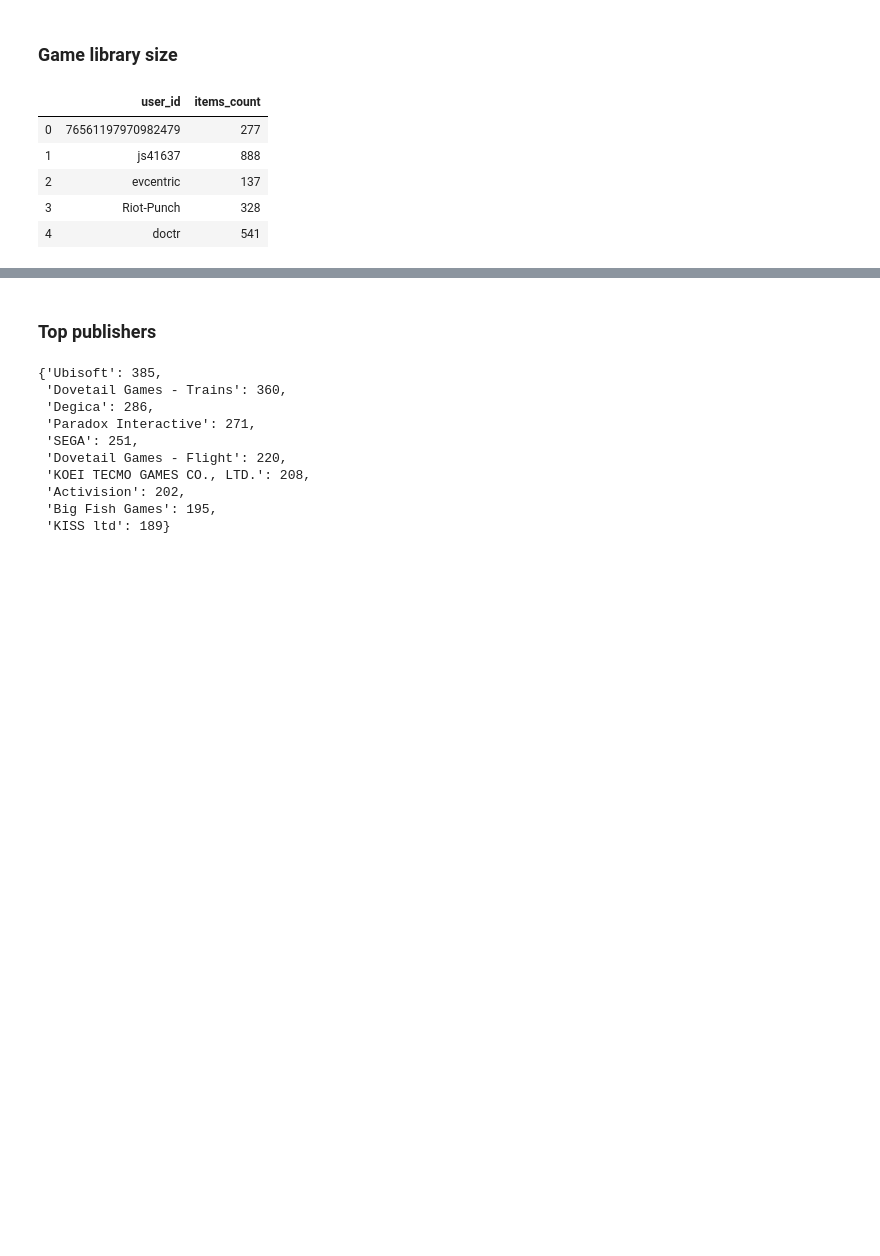
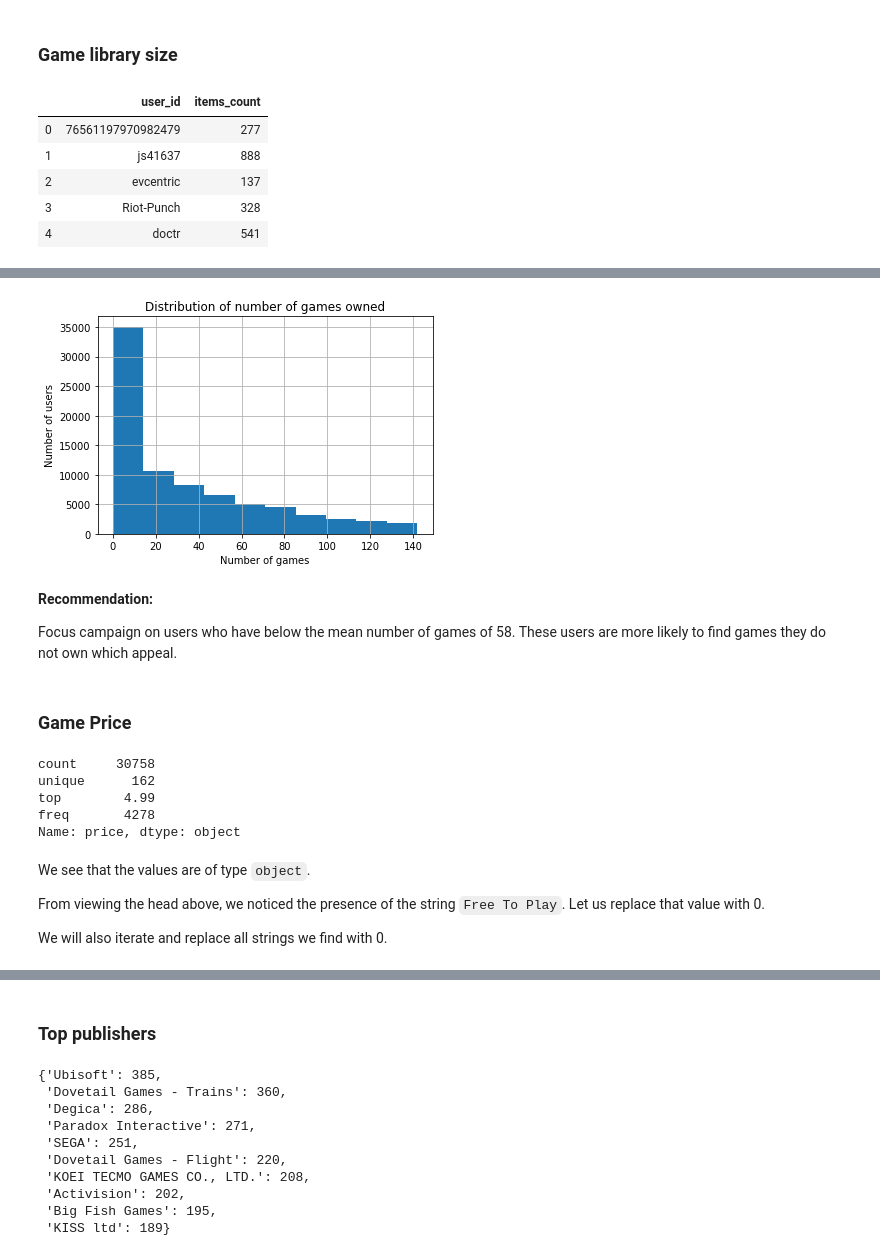
Before and after one commit to nadinezab/video-game-recs, a Jupyter notebook: 3-Data-Exploration.ipynb, the cells around one changed output, grey strips where cells are left out. Drawn from its saved outputs; the diff is of its cells as text; code cells hidden in the pictures; blank space fills up the shorter version.

```diff
--- a/3-Data-Exploration.ipynb
+++ b/3-Data-Exploration.ipynb
@@ -206,0 +234,33 @@ numgames.head()
+# %%
+# Plot distribution of items_count within 90% centile
+numgames[numgames['items_count'] < numgames['items_count'].quantile(0.90)].hist()
+plt.title('Distribution of number of games owned')
+plt.xlabel('Number of games')
+plt.ylabel('Number of users')
+plt.show()
+# %% [output]
+[figure, added]
+# %% [markdown]
+**Recommendation:**
+
+Focus campaign on users who have below the mean number of games of 58. These users are more likely to find games they do not own which appeal.
+# %% [markdown]
+### Game Price
+# %%
+# Create a copy to work with
+gamesprice = gamesdata.copy()
+
+# Get statistics and type
+gamesprice['price'].describe()
+# %% [output]
+count     30758
+unique      162
+top        4.99
+freq       4278
+Name: price, dtype: object
+# %% [markdown]
+We see that the values are of type `object`.
+
+From viewing the head above, we noticed the presence of the string `Free To Play`. Let us replace that value with 0.
+
+We will also iterate and replace all strings we find with 0.
```
Also changed, not shown: parts of 23 cells of this notebook.
